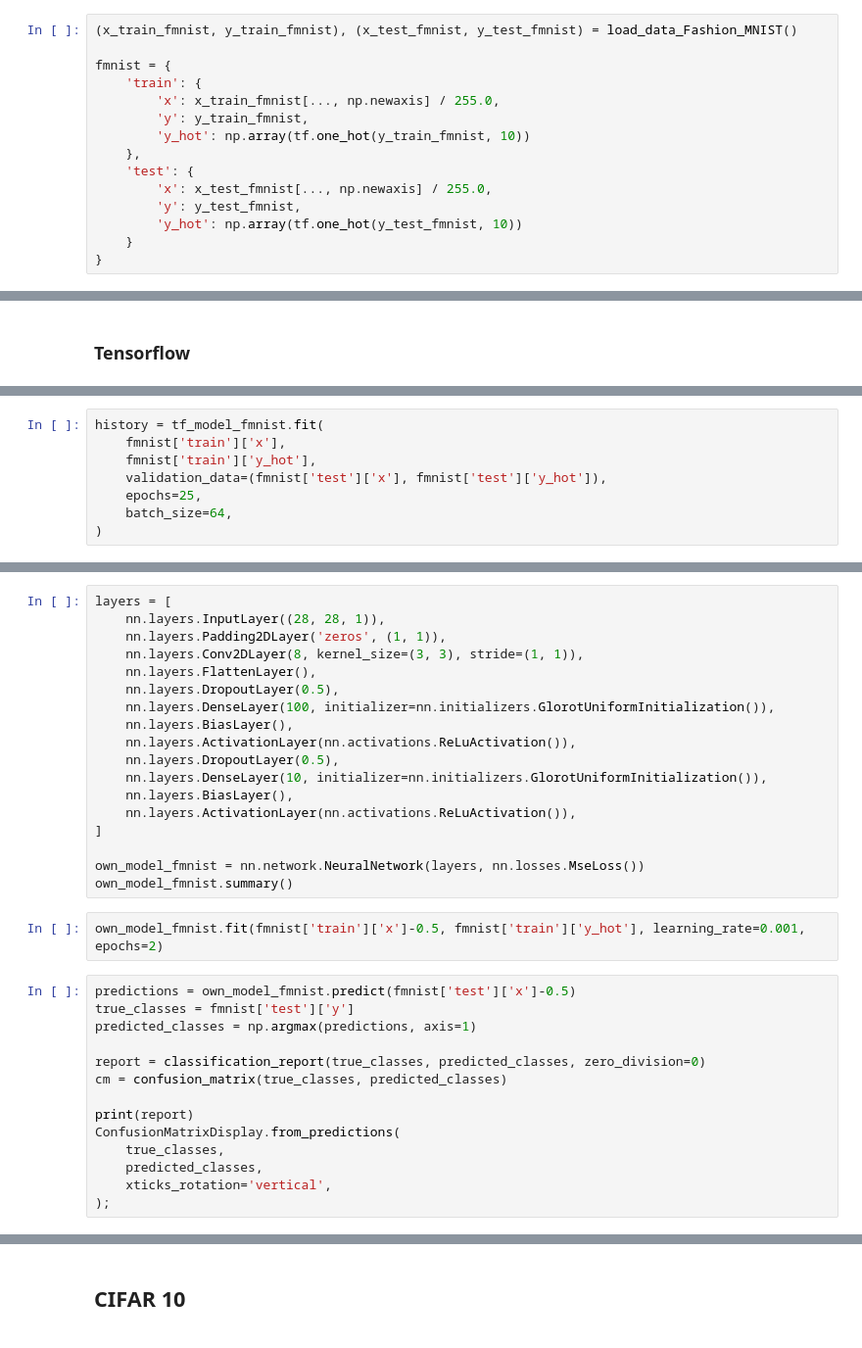
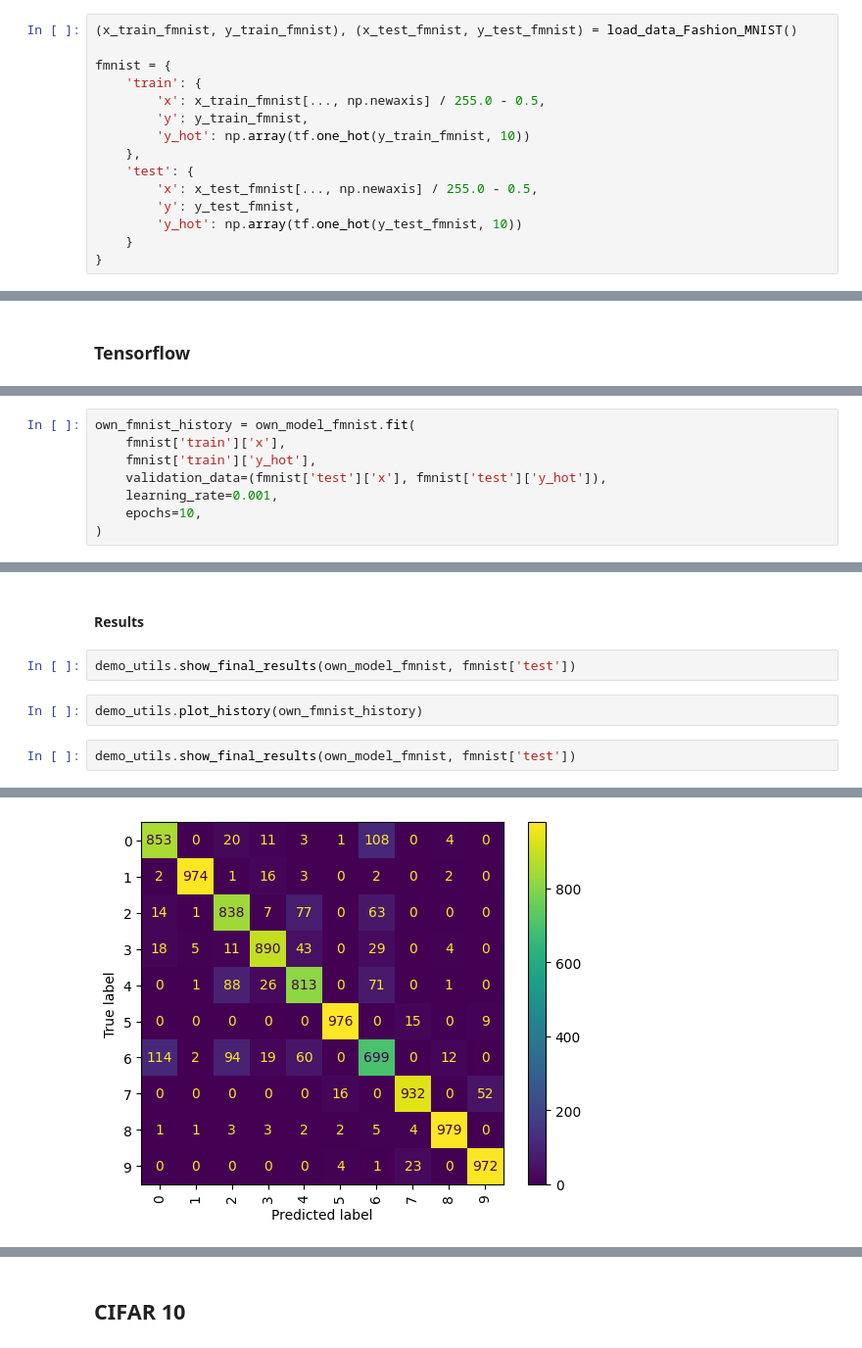
Before and after one commit to klima7/CNN-From-Scratch, a Jupyter notebook: demo/template.ipynb, the cells around one changed output, grey strips where cells are left out. Shown: that part at 98% size. Drawn from its saved outputs; the diff is of its cells as text.

Commit message:
Add missing stuff to fmnist demo

```diff
--- a/demo.ipynb
+++ b/demo/template.ipynb
@@ -46,12 +33,12 @@ def plot_random_images(images):
 
 fmnist = {
     'train': {
-        'x': x_train_fmnist[..., np.newaxis] / 255.0,
+        'x': x_train_fmnist[..., np.newaxis] / 255.0 - 0.5,
         'y': y_train_fmnist,
         'y_hot': np.array(tf.one_hot(y_train_fmnist, 10))
     },
     'test': {
-        'x': x_test_fmnist[..., np.newaxis] / 255.0,
+        'x': x_test_fmnist[..., np.newaxis] / 255.0 - 0.5,
         'y': y_test_fmnist,
         'y_hot': np.array(tf.one_hot(y_test_fmnist, 10))
     }
@@ -88,8 +149,8 @@ tf_model_fmnist.compile(optimizer='adam',
 # %%
-history = tf_model_fmnist.fit(
+own_fmnist_history = own_model_fmnist.fit(
     fmnist['train']['x'],
     fmnist['train']['y_hot'],
     validation_data=(fmnist['test']['x'], fmnist['test']['y_hot']),
-    epochs=25,
-    batch_size=64,
+    learning_rate=0.001,
+    epochs=10,
 )
@@ -130,34 +157,9 @@ ConfusionMatrixDisplay.from_predictions(
-# %%
-layers = [
-    nn.layers.InputLayer((28, 28, 1)),
-    nn.layers.Padding2DLayer('zeros', (1, 1)),
-    nn.layers.Conv2DLayer(8, kernel_size=(3, 3), stride=(1, 1)),
-    nn.layers.FlattenLayer(),
-    nn.layers.DropoutLayer(0.5),
-    nn.layers.DenseLayer(100, initializer=nn.initializers.GlorotUniformInitialization()),
-    nn.layers.BiasLayer(),
-    nn.layers.ActivationLayer(nn.activations.ReLuActivation()),
-    nn.layers.DropoutLayer(0.5),
-    nn.layers.DenseLayer(10, initializer=nn.initializers.GlorotUniformInitialization()),
-    nn.layers.BiasLayer(),
-    nn.layers.ActivationLayer(nn.activations.ReLuActivation()),
-]
-
-own_model_fmnist = nn.network.NeuralNetwork(layers, nn.losses.MseLoss())
-own_model_fmnist.summary()
-# %%
-own_model_fmnist.fit(fmnist['train']['x']-0.5, fmnist['train']['y_hot'], learning_rate=0.001, epochs=2)
-# %%
-predictions = own_model_fmnist.predict(fmnist['test']['x']-0.5)
-true_classes = fmnist['test']['y']
-predicted_classes = np.argmax(predictions, axis=1)
-
-report = classification_report(true_classes, predicted_classes, zero_division=0)
-cm = confusion_matrix(true_classes, predicted_classes)
-
-print(report)
-ConfusionMatrixDisplay.from_predictions(
-    true_classes,
-    predicted_classes,
-    xticks_rotation='vertical',
-);
+# %% [markdown]
+#### Results
+# %%
+demo_utils.show_final_results(own_model_fmnist, fmnist['test'])
+# %%
+demo_utils.plot_history(own_fmnist_history)
+# %%
+demo_utils.show_final_results(own_model_fmnist, fmnist['test'])
+# %% [output]
@@ -163,0 +182 @@ ConfusionMatrixDisplay.from_predictions(
+[figure, added]
```
Also changed, not shown: parts of 27 cells of this notebook, 1 other file.
